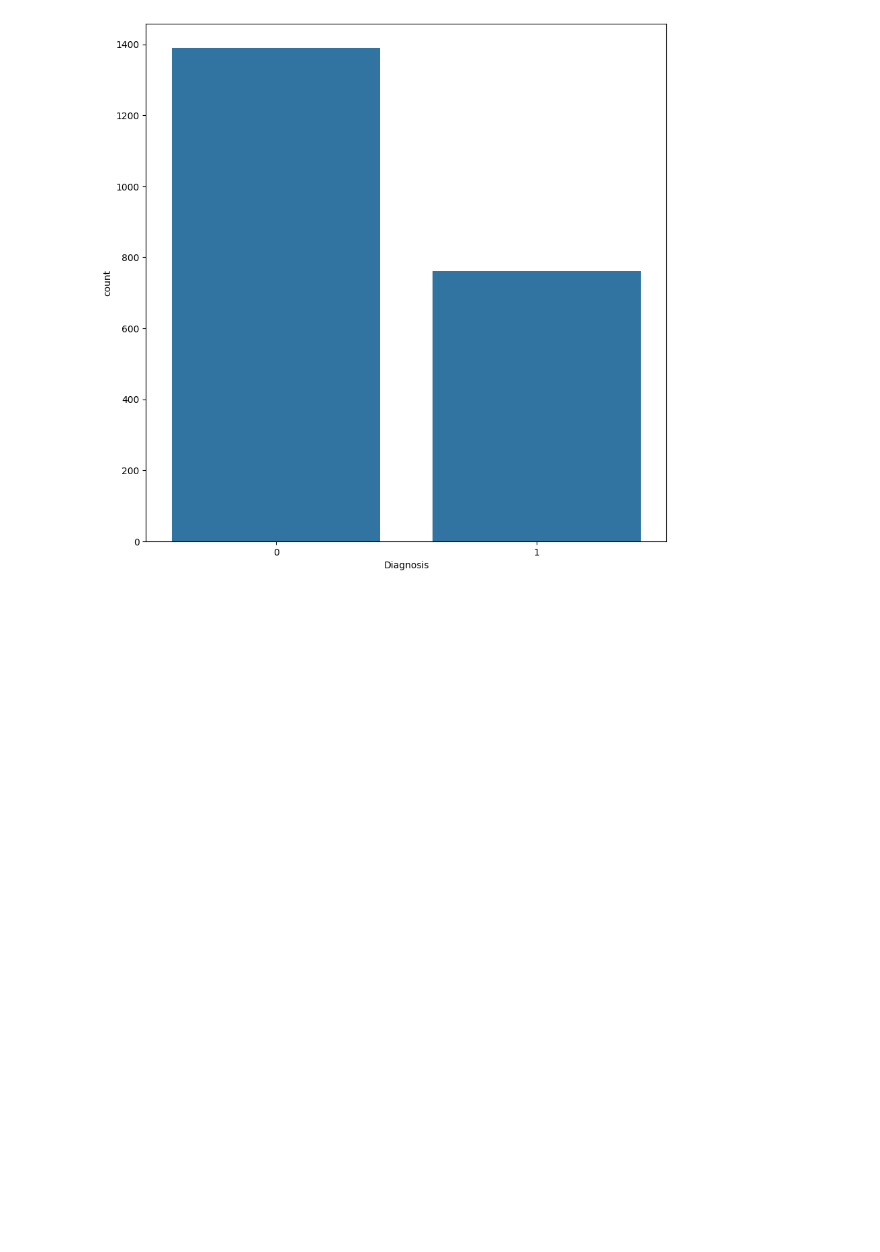
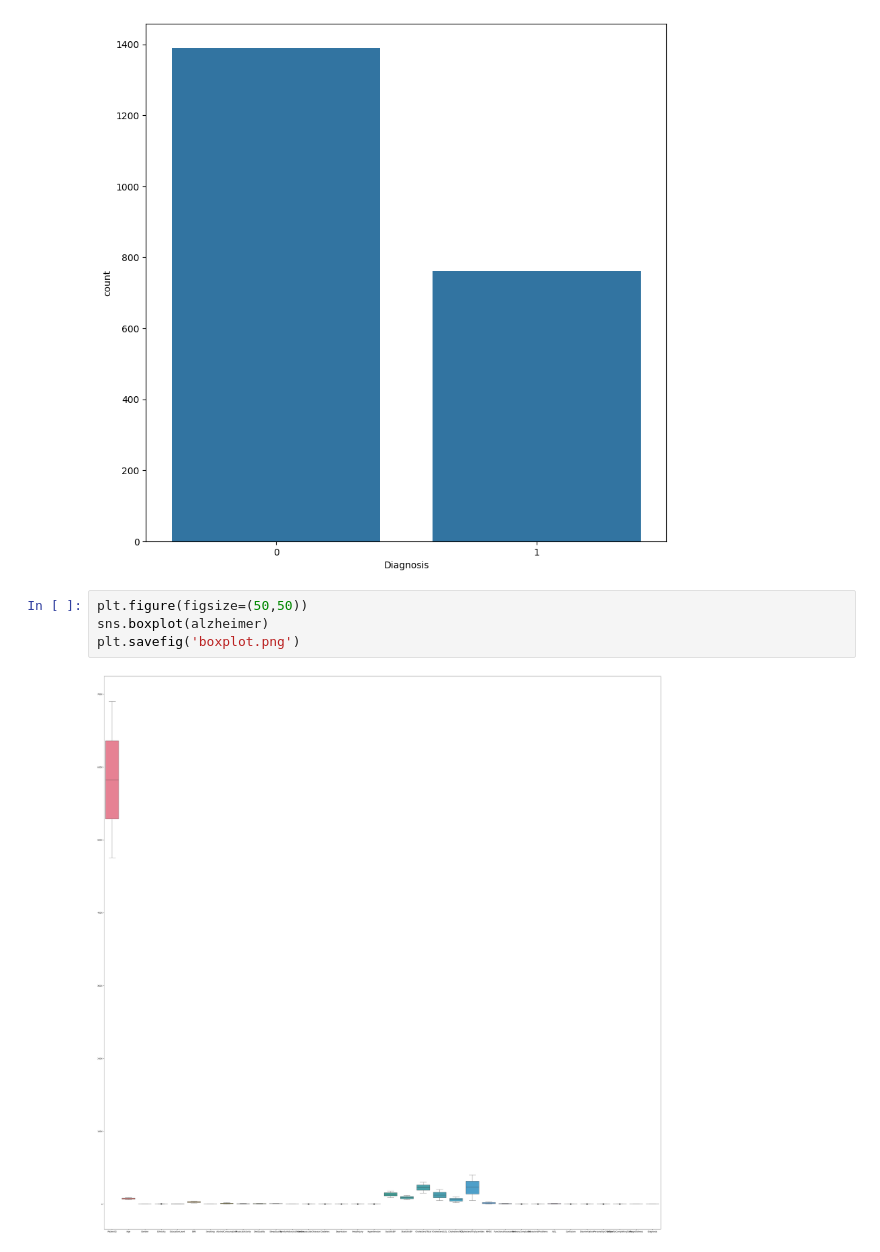
Before and after one commit to aaudric/Alzheimer-s-Disease-Predictions, a Jupyter notebook: alzheimer.ipynb, the cells around one changed output. Drawn from its saved outputs; the diff is of its cells as text; blank space fills up the shorter version.

Commit message:
add boxplot

```diff
--- a/alzheimer.ipynb
+++ b/alzheimer.ipynb
@@ -128,3 +128,9 @@ sns.countplot(x='Diagnosis', data=alzheimer)
 plt.savefig('countplot.png')
 # %% [output]
 [figure]
+# %%
+plt.figure(figsize=(50,50))
+sns.boxplot(alzheimer)
+plt.savefig('boxplot.png')
+# %% [output]
+[figure, added]
```
Also changed, not shown: 1 other file.
